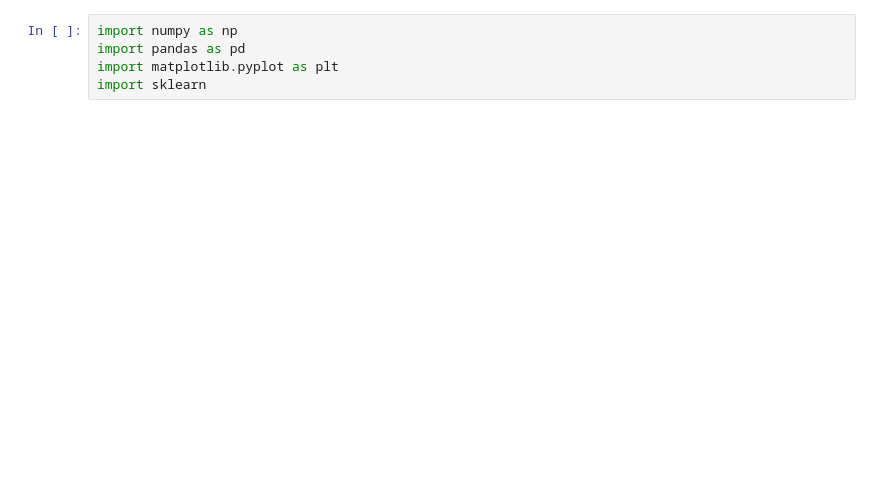
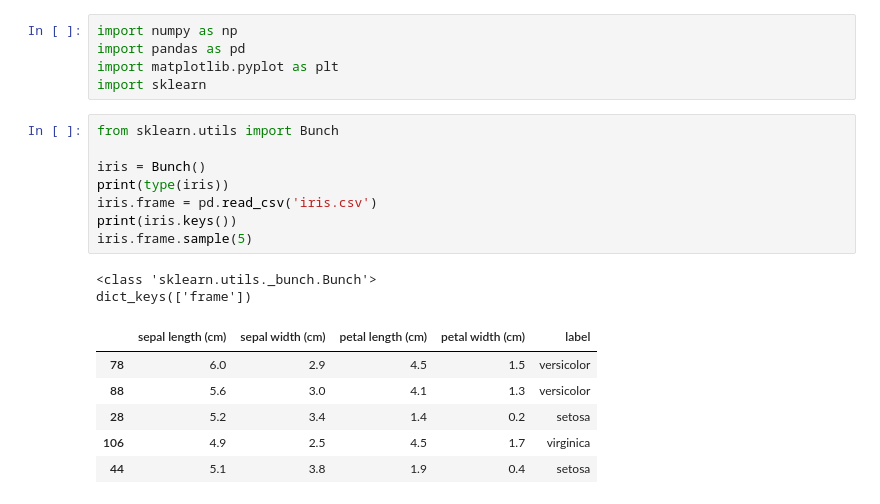
Before and after one commit to rjs424/pyml, a Jupyter notebook: test.ipynb, the cells around one changed output. Saved outputs shown, nothing was run; the diff lists cells and outputs as text; blank space fills up the shorter version.

```diff
--- a/test.ipynb
+++ b/test.ipynb
@@ -3,3 +3,20 @@ import numpy as np
 import pandas as pd
 import matplotlib.pyplot as plt
 import sklearn
+# %%
+from sklearn.utils import Bunch
+
+iris = Bunch()
+print(type(iris))
+iris.frame = pd.read_csv('iris.csv')
+print(iris.keys())
+iris.frame.sample(5)
+# %% [output]
+<class 'sklearn.utils._bunch.Bunch'>
+dict_keys(['frame'])
+|  | sepal length (cm) | sepal width (cm) | petal length (cm) | petal width (cm) | label |
+| 78 | 6.0 | 2.9 | 4.5 | 1.5 | versicolor |
+| 88 | 5.6 | 3.0 | 4.1 | 1.3 | versicolor |
+| 28 | 5.2 | 3.4 | 1.4 | 0.2 | setosa |
+| 106 | 4.9 | 2.5 | 4.5 | 1.7 | virginica |
+| 44 | 5.1 | 3.8 | 1.9 | 0.4 | setosa |
```
Also changed, not shown: parts of 24 cells of this notebook, 2 other files.
